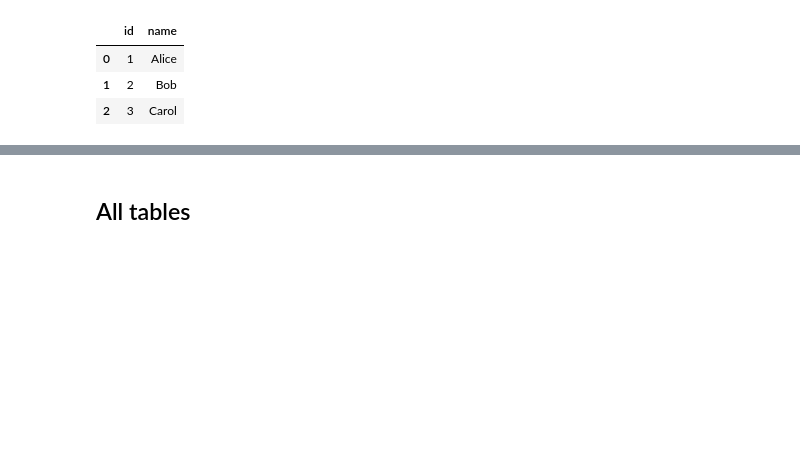
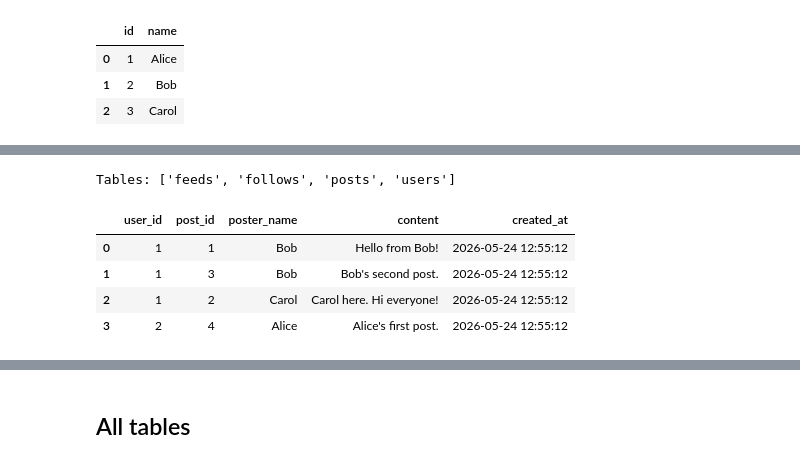
Before and after one commit to AliDariusKhan/sys-design, a Jupyter notebook: twitter_solution.ipynb, the cells around one changed output, grey strips where cells are left out. Cells and saved outputs as stored; diff of their text form; code cells hidden in the pictures; blank space fills up the shorter version.

```diff
--- a/twitter_solution.ipynb
+++ b/twitter_solution.ipynb
@@ -240,0 +334,38 @@ POST   /posts  →  201
+# %%
+conn.execute(
+    """
+    CREATE TABLE IF NOT EXISTS feeds (
+        user_id     INTEGER NOT NULL REFERENCES users(id) ON DELETE CASCADE,
+        post_id     INTEGER NOT NULL REFERENCES posts(id) ON DELETE CASCADE,
+        poster_name TEXT    NOT NULL,
+        content     TEXT    NOT NULL,
+        created_at  TEXT    NOT NULL,
+        PRIMARY KEY (user_id, post_id)
+    )
+    """
+)
+conn.commit()
+
+print("Tables:", [r[0] for r in conn.execute(
+    "SELECT name FROM sqlite_master WHERE type='table' ORDER BY name"
+).fetchall()])
+# %% [output]
+Tables: ['feeds', 'follows', 'posts', 'users']
+# %%
+def populate_feeds():
+    """Fan out every post to each follower's feed (full refresh, idempotent)."""
+    with conn:
+        conn.execute(
+            """
+            INSERT OR IGNORE INTO feeds (user_id, post_id, poster_name, content, created_at)
+            SELECT
+                f.follower_id  AS user_id,
+                p.id           AS post_id,
+                u.name         AS poster_name,
+                p.content,
+                p.created_at
+            FROM posts p
+            JOIN users  u ON u.id = p.user_id
+            JOIN follows f ON f.followee_id = p.user_id
+            """
+        )
@@ -240,0 +392,9 @@ POST   /posts  →  201
+# %%
+populate_feeds()
+df("feeds")
+# %% [output]
+|  | user_id | post_id | poster_name | content | created_at |
+| 0 | 1 | 1 | Bob | Hello from Bob! | 2026-05-24 12:55:12 |
+| 1 | 1 | 3 | Bob | Bob's second post. | 2026-05-24 12:55:12 |
+| 2 | 1 | 2 | Carol | Carol here. Hi everyone! | 2026-05-24 12:55:12 |
+| 3 | 2 | 4 | Alice | Alice's first post. | 2026-05-24 12:55:12 |
```
Also changed, not shown: parts of 17 cells of this notebook.
